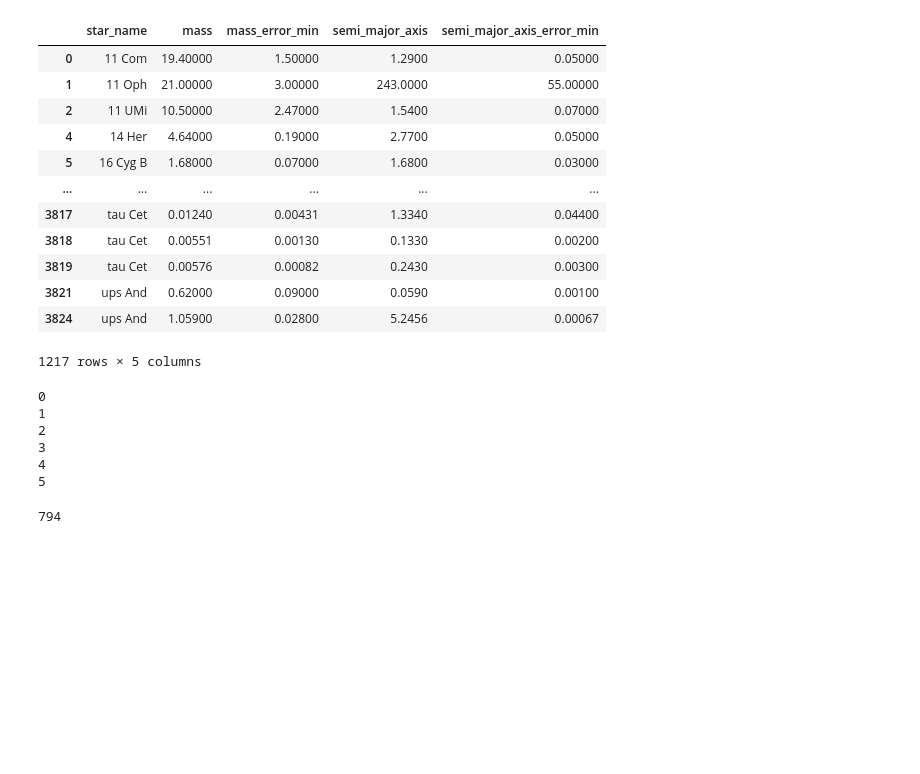
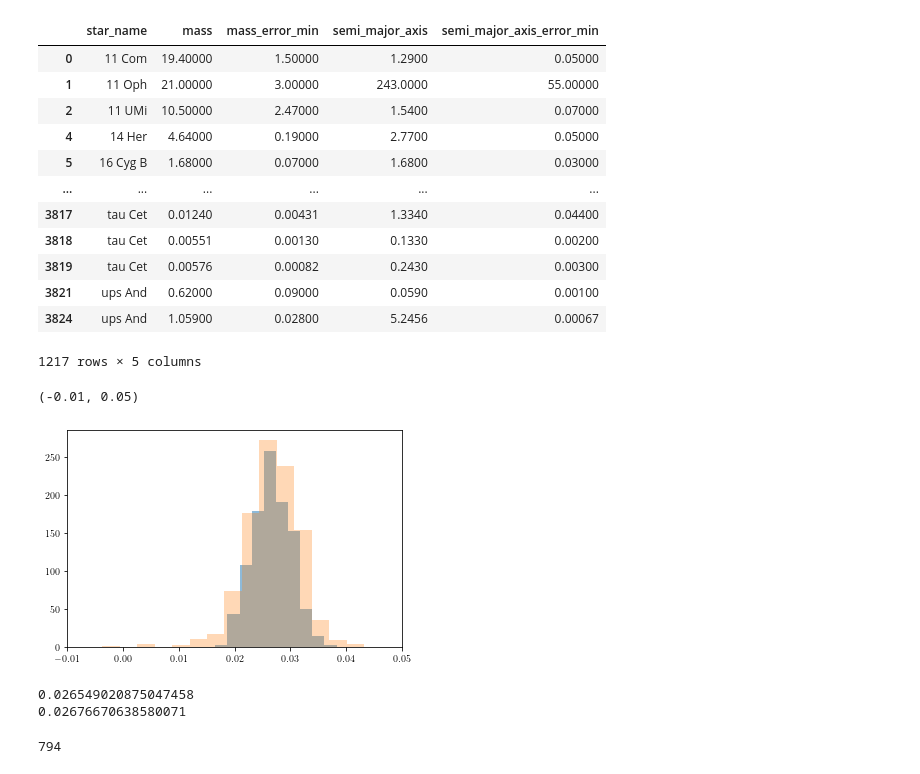
Before and after one commit to fjbautistas/Mixture_Gaussian_CM_of_Planets, a Jupyter notebook: Clasification.ipynb, the cells around one changed output. Saved outputs shown, nothing was run; the diff lists cells and outputs as text; code cells hidden in the pictures; blank space fills up the shorter version.

Commit message:
implementation of the function fraction changed, just an example with a particular system

```diff
--- a/Clasification.ipynb
+++ b/Clasification.ipynb
@@ -857,13 +857,17 @@ A = dataa.groupby("star_name")
 SystemA_i = dataa[dataa.star_name == "TRAPPIST-1"]
 len(SystemA_i)
 
+Mass_System = np.zeros(1000)
+Mass_Axe = np.zeros(1000)
+DrawsAA = []
+
 for planet in range(len(SystemA_i)):
 
-    mu_m, sigma_m = SystemA_i.mass[planet], SystemA_i.mass_error_min[planet]
-    lower_m, upper_m = 0, SystemA_i.mass[planet]+3*SystemA_i.mass_error_min[planet]
+    mu_m, sigma_m = SystemA_i.mass.values[planet], SystemA_i.mass_error_min.values[planet]
+    lower_m, upper_m = 0, SystemA_i.mass.values[planet]+3*SystemA_i.mass_error_min.values[planet]
 
-    mu_a, sigma_a = SystemA_i.semi_major_axis[planet], SystemA_i.semi_major_axis_error_min[planet]
-    lower_m, upper_m = 0, SystemA_i.semi_major_axis[planet]+3*SystemA_i.semi_major_axis_error_min[planet]
+    mu_a, sigma_a = SystemA_i.semi_major_axis.values[planet], SystemA_i.semi_major_axis_error_min.values[planet]
+    lower_a, upper_a = 0, SystemA_i.semi_major_axis.values[planet]+3*SystemA_i.semi_major_axis_error_min.values[planet]
 
     a_m, b_m = (lower_m - mu_m) / sigma_m, (upper_m - mu_m) / sigma_m
     a_a, b_a = (lower_a- mu_a) / sigma_a, (upper_a - mu_a) / sigma_a
@@ -872,14 +876,23 @@ for planet in range(len(SystemA_i)):
     masses = truncnorm.rvs(a_m, b_m, scale=sigma_m, loc=mu_m, size=1000)
     axes = truncnorm.rvs(a_a, b_a, scale=sigma_a, loc=mu_a, size=1000)
 
-    cm_i= masses*axes/masses.sum()
+    Mass_Axe += masses*axes
+    Mass_System += masses
+
+DrawsAA.append(Mass_Axe/Mass_System)
-# %% [output]
-0
-1
-2
-3
-4
-5
+# %%
+plt.hist(DrawsAA[0], bins=10, alpha=.5)
+plt.hist(DrawsA[794], bins=50, alpha=.3)
+plt.xlim(-0.01,0.05)
+# %% [output]
+(-0.01, 0.05)
+[figure, added]
+# %%
+print(DrawsA[794].mean())
+print(DrawsAA[0].mean())
+# %% [output]
+0.026549020875047458
+0.02676670638580071
 # %%
 def frac_change(data):
 
```
Also changed, not shown: parts of 2 cells of this notebook.
